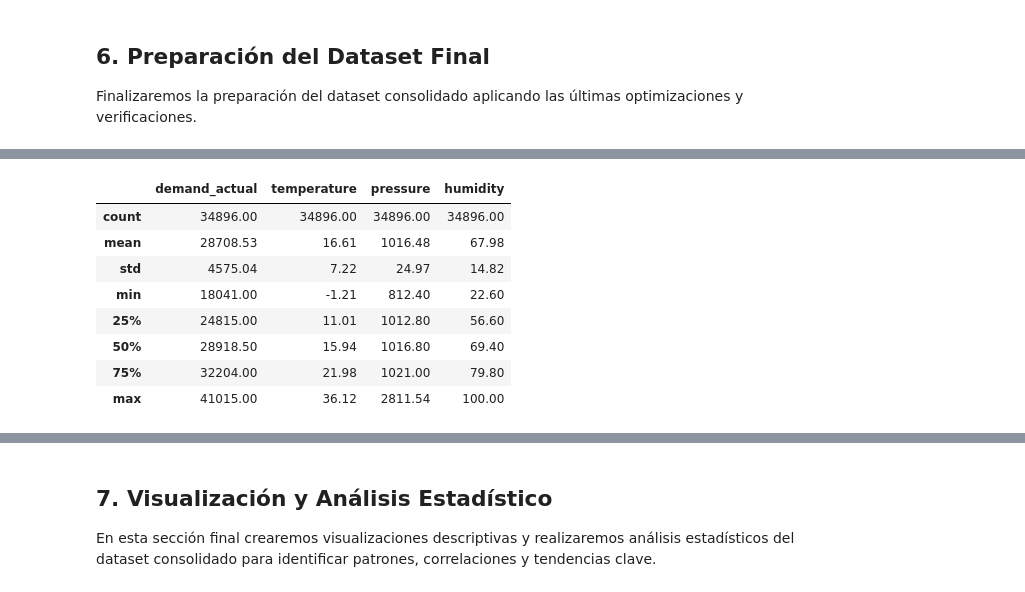
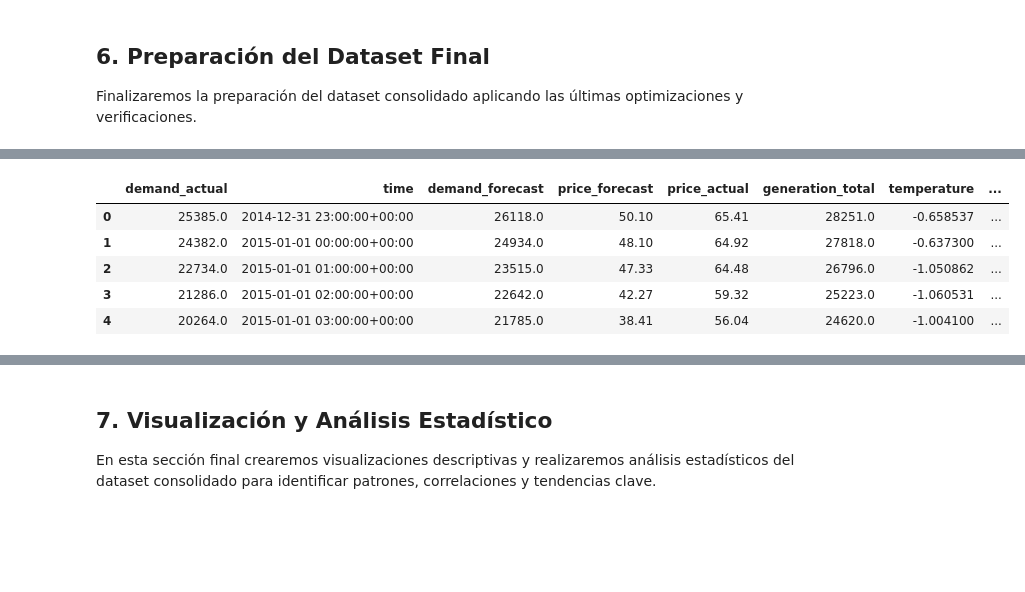
Before and after one commit to juanicamargo2001/Trabajo-Practico-CDD-grupo-12, a Jupyter notebook: demandaEnergetica.ipynb, the cells around one changed output, grey strips where cells are left out. Saved outputs shown, nothing was run; the diff lists cells and outputs as text; code cells hidden in the pictures; blank space fills up the shorter version.

```diff
--- a/demandaEnergetica.ipynb
+++ b/demandaEnergetica.ipynb
@@ -953,59 +1094,38 @@ print(f"\n📊 Dataset final: {final_dataset.shape}")
 
 Finalizaremos la preparación del dataset consolidado aplicando las últimas optimizaciones y verificaciones.
 # %%
-# Preparación final del dataset
-print("="*60)
-print("🎯 PREPARACIÓN DEL DATASET FINAL")
-print("="*60)
+# 5. LIMPIEZA FINAL Y PREPARACIÓN
+print("\n5️⃣ LIMPIEZA FINAL Y PREPARACIÓN")
+print("-" * 35)
 
-# 1. LIMPIEZA FINAL DE VALORES FALTANTES
-print("1️⃣ LIMPIEZA FINAL")
-print("-" * 17)
+# Revisar valores nulos antes de eliminar
+print(f"Valores nulos antes de dropna(): {final_dataset.isnull().sum().sum()}")
 
-# Eliminar las primeras filas que no tienen valores lag completos
-final_dataset_clean = final_dataset.dropna().copy()
+# Guardamos una copia antes de dropear por si necesitamos los datos intermedios
+dataset_con_nans = final_dataset.copy()
 
-print(f"📊 Registros antes de limpieza: {len(final_dataset):,}")
-print(f"📊 Registros después de limpieza: {len(final_dataset_clean):,}")
-print(f"📉 Registros eliminados: {len(final_dataset) - len(final_dataset_clean):,}")
+# Eliminar filas con valores nulos restantes
+# (Ahora que no hay lags de 168h, esto debería eliminar muy pocas filas, si es que elimina alguna)
+rows_before = final_dataset.shape[0]
+final_dataset.dropna(inplace=True)
+rows_after = final_dataset.shape[0]
 
-# 2. VERIFICACIÓN DE CALIDAD FINAL
-print(f"\n2️⃣ VERIFICACIÓN DE CALIDAD")
-print("-" * 27)
+print(f"Se eliminaron {rows_before - rows_after} filas con valores nulos.")
+print(f"Valores nulos después de dropna(): {final_dataset.isnull().sum().sum()}")
 
-# Verificar valores faltantes
-missing_final = final_dataset_clean.isnull().sum().sum()
-print(f"✅ Valores faltantes: {missing_final}")
+# Convertir columnas categóricas a variables dummy (con 1s y 0s)
+final_dataset = pd.get_dummies(final_dataset, columns=['season', 'day_period'], drop_first=True, dtype=int)
 
-# Verificar tipos de datos
-print(f"✅ Tipos de datos:")
-numeric_cols = final_dataset_clean.select_dtypes(include=[np.number]).columns
-categorical_cols = final_dataset_clean.select_dtypes(include=['object']).columns
-datetime_cols = final_dataset_clean.select_dtypes(include=['datetime64']).columns
+# Reordenar columnas para tener la variable objetivo ('demand_actual') al principio
+cols = ['demand_actual'] + [col for col in final_dataset.columns if col != 'demand_actual']
+final_dataset = final_dataset[cols]
 
-print(f"   📊 Numéricas: {len(numeric_cols)}")
-print(f"   📝 Categóricas: {len(categorical_cols)}")
-print(f"   📅 Datetime: {len(datetime_cols)}")
+print(f"\n✅ Dataset final listo para modelado.")
+print(f"Dimensiones finales: {final_dataset.shape}")
+print(f"Columnas: {final_dataset.columns.tolist()}")
+print(f"\nPrimeras 5 filas del dataset final:")
+display(final_dataset.head())
 
-# 3. RESUMEN DEL DATASET FINAL
-print(f"\n3️⃣ RESUMEN DEL DATASET FINAL")
-print("-" * 30)
-
-print(f"📋 CARACTERÍSTICAS GENERALES:")
-print(f"   📅 Período: {final_dataset_clean['time'].min()} a {final_dataset_clean['time'].max()}")
-print(f"   ⏱️  Duración: {(final_dataset_clean['time'].max() - final_dataset_clean['time'].min()).days} días")
-print(f"   📊 Registros: {len(final_dataset_clean):,}")
-print(f"   📈 Variables: {final_dataset_clean.shape[1]}")
-
-print(f"\n📋 TIPOS DE VARIABLES:")
-print(f"   🎯 Variable objetivo: demand_actual")
-print(f"   🔋 Variables de energía: {len([col for col in final_dataset_clean.columns if any(x in col for x in ['demand', 'price', 'gen_'])])}")
-print(f"   🌤️ Variables climáticas: {len([col for col in final_dataset_clean.columns if any(x in col for x in ['temperature', 'pressure', 'humidity', 'wind', 'rain', 'cloud'])])}")
-print(f"   ⏰ Variables temporales: {len([col for col in final_dataset_clean.columns if any(x in col for x in ['hour', 'day', 'month', 'year', 'season', 'period', 'weekday'])])}")
-print(f"   📈 Variables lag/tendencia: {len([col for col in final_dataset_clean.columns if any(x in col for x in ['lag', 'ma_'])])}")
-
-# Mostrar estadísticas básicas de variables clave
-print(f"\n📊 ESTADÍSTICAS DE VARIABLES CLAVE:")
-key_stats = final_dataset_clean[['demand_actual', 'temperature', 'pressure', 'humidity']].describe().round(2)
-display(key_stats)
+print(f"\nÚltimas 5 filas del dataset final:")
+display(final_dataset.tail())
 # %% [output]
@@ -1029,9 +1143,6 @@ display(key_stats)
-|  | demand_actual | temperature | pressure | humidity |
-| count | 34896.00 | 34896.00 | 34896.00 | 34896.00 |
-| mean | 28708.53 | 16.61 | 1016.48 | 67.98 |
-| std | 4575.04 | 7.22 | 24.97 | 14.82 |
-| min | 18041.00 | -1.21 | 812.40 | 22.60 |
-| 25% | 24815.00 | 11.01 | 1012.80 | 56.60 |
-| 50% | 28918.50 | 15.94 | 1016.80 | 69.40 |
-| 75% | 32204.00 | 21.98 | 1021.00 | 79.80 |
-| max | 41015.00 | 36.12 | 2811.54 | 100.00 |
+|  | demand_actual | time | demand_forecast | price_forecast | price_actual | generation_total | temperature | ... |
+| 0 | 25385.0 | 2014-12-31 23:00:00+00:00 | 26118.0 | 50.10 | 65.41 | 28251.0 | -0.658537 | ... |
+| 1 | 24382.0 | 2015-01-01 00:00:00+00:00 | 24934.0 | 48.10 | 64.92 | 27818.0 | -0.637300 | ... |
+| 2 | 22734.0 | 2015-01-01 01:00:00+00:00 | 23515.0 | 47.33 | 64.48 | 26796.0 | -1.050862 | ... |
+| 3 | 21286.0 | 2015-01-01 02:00:00+00:00 | 22642.0 | 42.27 | 59.32 | 25223.0 | -1.060531 | ... |
+| 4 | 20264.0 | 2015-01-01 03:00:00+00:00 | 21785.0 | 38.41 | 56.04 | 24620.0 | -1.004100 | ... |
```
Also changed, not shown: parts of 17 cells of this notebook, 2 other files.
